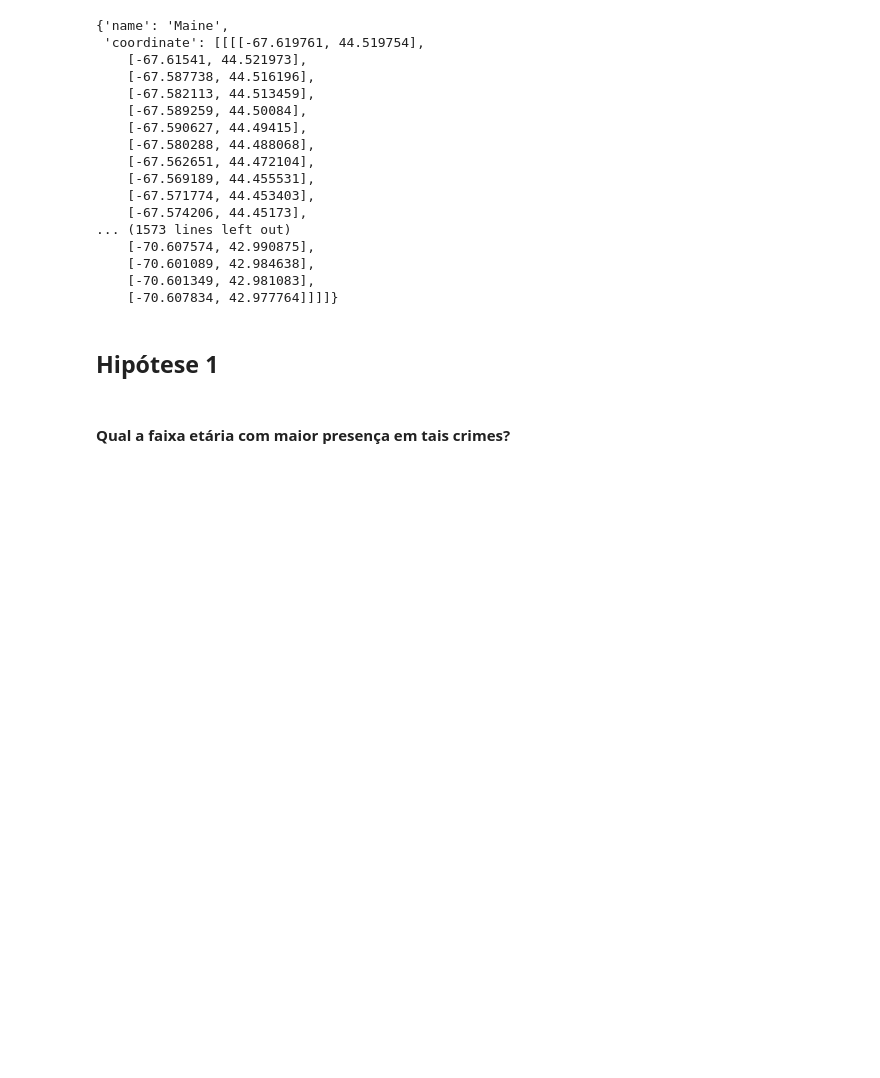
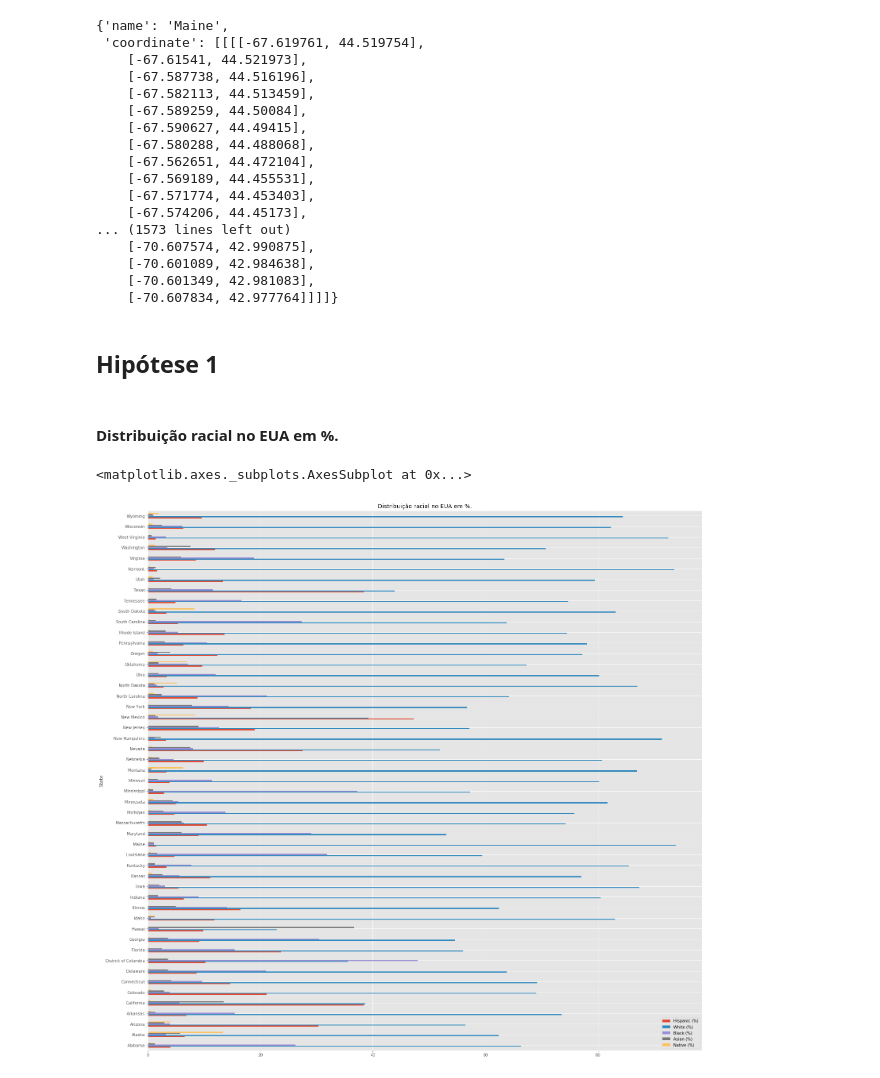
Before and after one commit to if1015-datascience-ufpe/2018-2-projeto-hadoop, a Jupyter notebook: proj.ipynb, the cells around one changed output. Cells and saved outputs as stored; diff of their text form; code cells hidden in the pictures; blank space fills up the shorter version.

```diff
--- a/proj.ipynb
+++ b/proj.ipynb
@@ -482,4 +521,11 @@ celular = celular.options(logz=True, tools=['hover'], xaxis=None, yaxis=None,
 # %% [markdown]
 ## Hipótese 1
-# %% [markdown]
-#### Qual a faixa etária com maior presença em tais crimes?
+# %% [markdown]
+#### Distribuição racial no EUA em %.
+# %%
+grafico = pobreza_estado.loc[:,['Hispanic (%)','White (%)','Black (%)','Asian (%)','Native (%)']].plot.barh(figsize=(25,25))
+grafico.set_title("Distribuição racial no EUA em %.")
+grafico
+# %% [output]
+<matplotlib.axes._subplots.AxesSubplot at 0x...>
+[figure, added]
```
Also changed, not shown: parts of 16 cells of this notebook.
